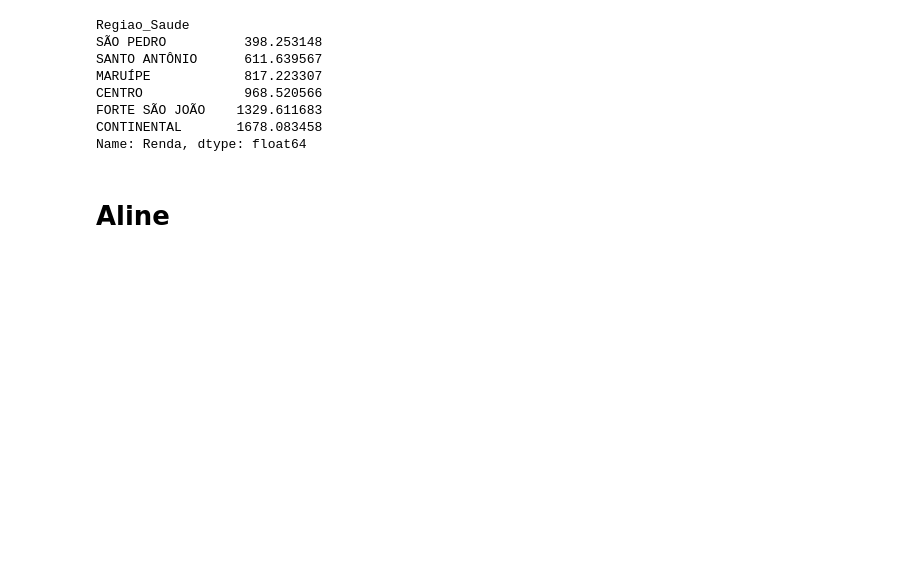
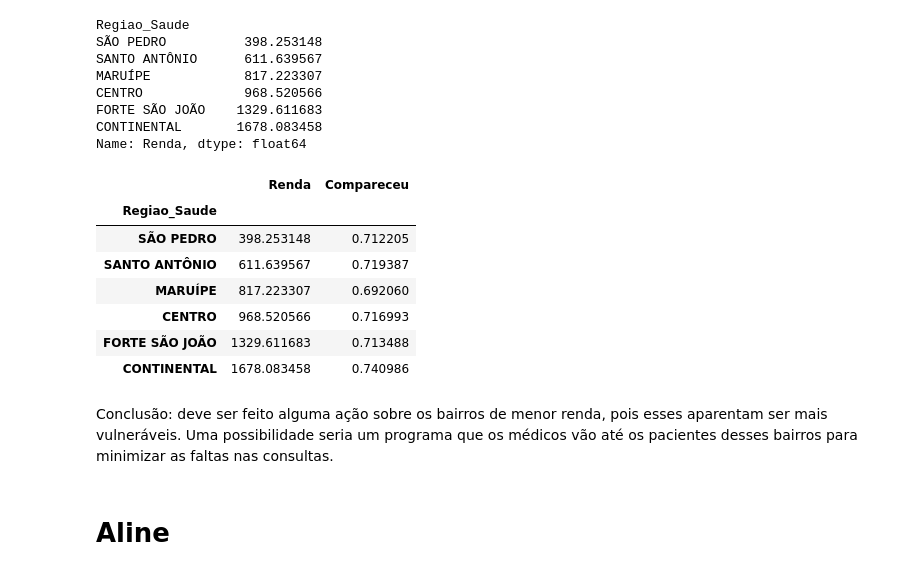
Before and after one commit to ViniciusPeixoto/data4all_EDA, a Jupyter notebook: principal3.ipynb, the cells around one changed output. Cells and saved outputs as stored; diff of their text form; code cells hidden in the pictures; blank space fills up the shorter version.

```diff
--- a/principal3.ipynb
+++ b/principal3.ipynb
@@ -791,3 +791,6 @@ plt.show()
 [figure]
 # %% [markdown]
 Fazendo a separação de acordo com as Regiões de Saúde, temos:
+# %%
+attendance = not_emergency.groupby('Regiao_Saude')['Compareceu'].mean().sort_values(ascending=True)
+attendance
@@ -794,5 +806,6 @@ Fazendo a separação de acordo com as Regiões de Saúde, temos:
 # %%
-not_emergency.groupby('Regiao_Saude')['Renda'].mean().sort_values(ascending=True)
+income = not_emergency.groupby('Regiao_Saude')['Renda'].mean().sort_values(ascending=True)
+income
 # %% [output]
 Regiao_Saude
 SÃO PEDRO          398.253148
@@ -802,6 +815,19 @@ CENTRO             968.520566
 FORTE SÃO JOÃO    1329.611683
 CONTINENTAL       1678.083458
 Name: Renda, dtype: float64
+# %%
+pd.merge(income, attendance, on='Regiao_Saude')
+# %% [output]
+|  | Renda | Compareceu |
+| Regiao_Saude |  |  |
+| SÃO PEDRO | 398.253148 | 0.712205 |
+| SANTO ANTÔNIO | 611.639567 | 0.719387 |
+| MARUÍPE | 817.223307 | 0.692060 |
+| CENTRO | 968.520566 | 0.716993 |
+| FORTE SÃO JOÃO | 1329.611683 | 0.713488 |
+| CONTINENTAL | 1678.083458 | 0.740986 |
+# %% [markdown]
+Conclusão: deve ser feito alguma ação sobre os bairros de menor renda, pois esses aparentam ser mais vulneráveis. Uma possibilidade seria um programa que os médicos vão até os pacientes desses bairros para minimizar as faltas nas consultas.
 # %% [markdown]
 # Aline
 # %% [markdown]
```
Also changed, not shown: parts of 1 cell of this notebook.
